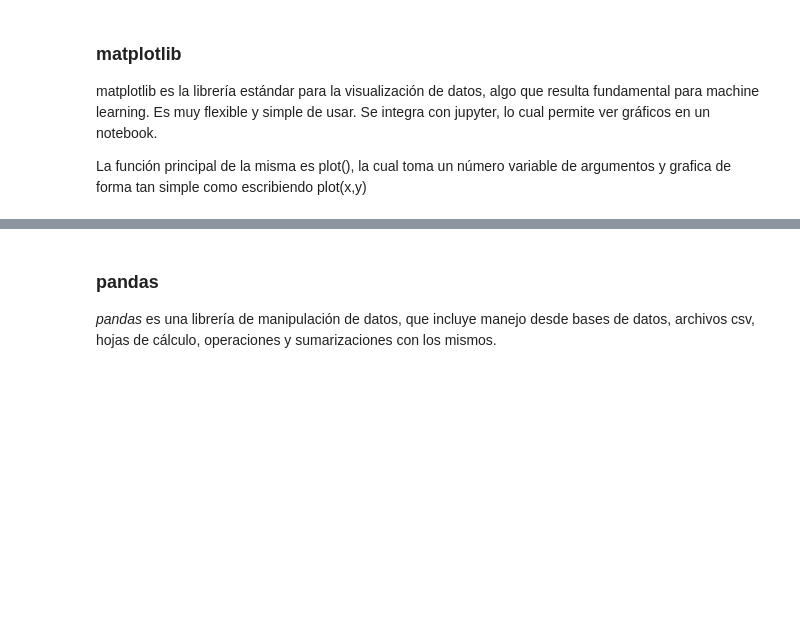
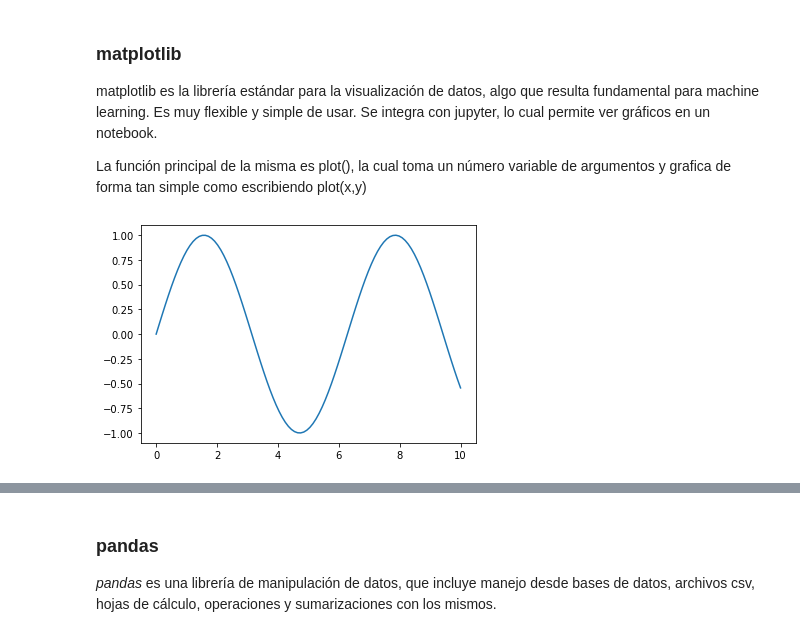
Before and after one commit to gdesirena/Aprendizaje_Automatico_Avanzado, a Jupyter notebook: Introducción/Notebooks_Clase/02_Repaso Librerías ML en Python.ipynb, the cells around one changed output, grey strips where cells are left out. Cells and saved outputs as stored; diff of their text form; code cells hidden in the pictures; blank space fills up the shorter version.

```diff
--- a/Introducción/Notebooks_Clase/02_Repaso Librerías ML en Python.ipynb
+++ b/Introducción/Notebooks_Clase/02_Repaso Librerías ML en Python.ipynb
@@ -116,0 +295,7 @@ La función principal de la misma es plot(), la cual toma un número variable de
+# %%
+x = np.linspace(0,10,100)
+plt.figure(figsize=(6,4))
+plt.plot(x,np.sin(x))
+plt.show()
+# %% [output]
+[figure, added]
```
Also changed, not shown: parts of 90 cells of this notebook, 1 other file.
